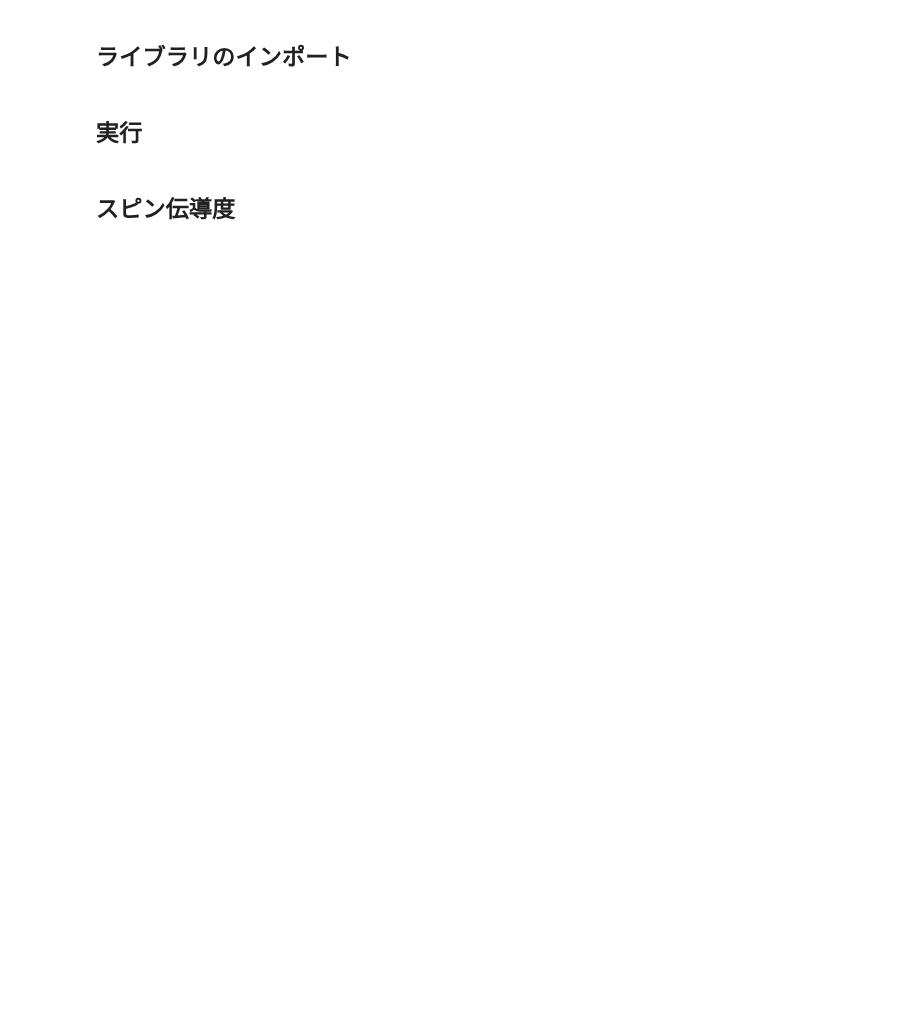
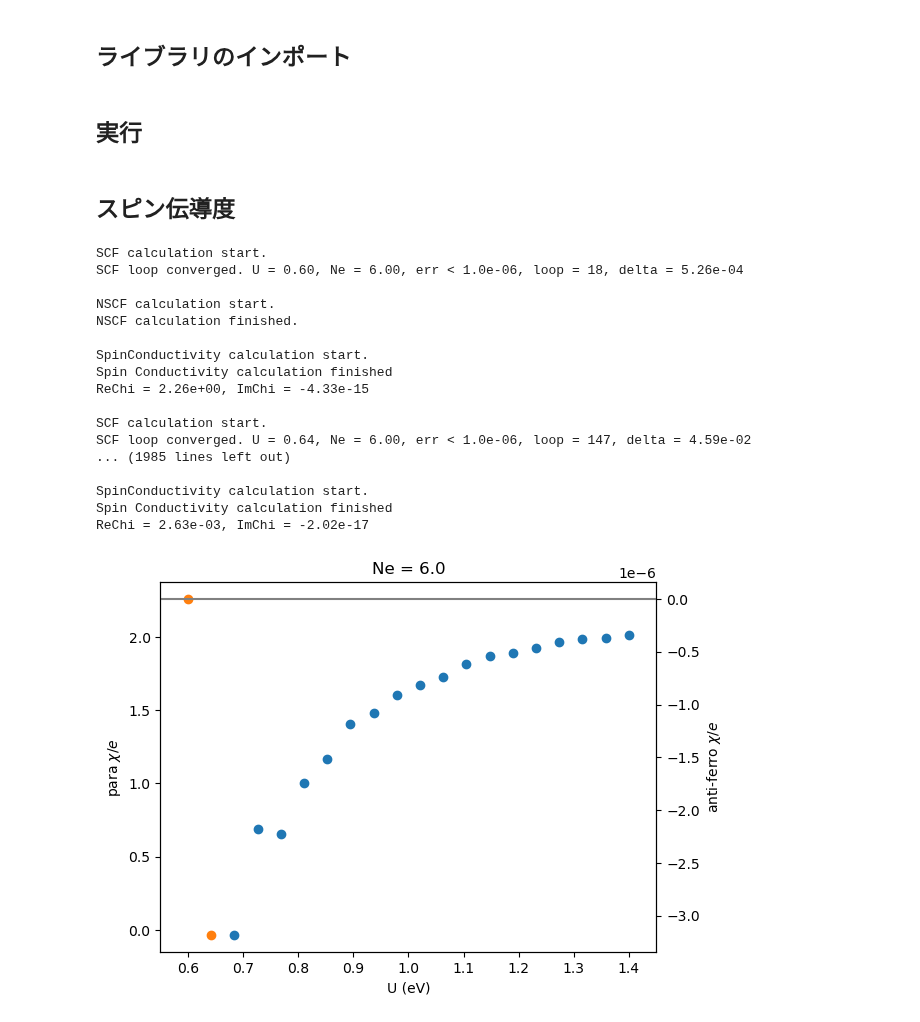
Before and after one commit to xiang-gong3944/----, a Jupyter notebook: 2024_09_25_AlterMagnet1/kappaET2_band_py.ipynb, the cells around one changed output. Saved outputs shown, nothing was run; the diff lists cells and outputs as text; code cells hidden in the pictures; blank space fills up the shorter version.

```diff
--- a/2024_09_25_AlterMagnet1/kappaET2_band_py.ipynb
+++ b/2024_09_25_AlterMagnet1/kappaET2_band_py.ipynb
@@ -458,10 +457,3 @@ import matplotlib.pyplot as plt
 import scipy
 # %% [markdown]
 ## 実行
-# %%
-model = fs.KappaET2X(U=0.9, Ne=6.5,k_mesh=31)
-model.calc_scf()
-model.calc_nscf()
-model.calc_spinConductivity("x","y")
-# model.calc_spinConductivity("y","x")
-model.plot_band()
@@ -471,8 +460,47 @@ print(model.delta)
-# %%
-model = fs.KappaET2X(U=0.9, Ne=6.5,k_mesh=231)
-model.ef = 0.2935897371798211
-model.delta = 0.3722616635716876
-model.calc_nscf()
-model.calc_spinConductivity("x","y")
 # %% [markdown]
 ## スピン伝導度
+# %%
+# data = []
+for Ne in np.linspace(6, 6.9, 10):
+    fig = plt.figure()
+    ax1 = fig.add_subplot(111)
+    ax1.set_xlim(0.55,1.45)
+    # plt.ylim(0.4,-0.8)
+    ax2 = ax1.twinx()
+    ax2.hlines(0, 0.55, 1.45, color="grey")
+    for U in np.linspace(0.6, 1.4,20):
+        model = fs.KappaET2X(U, Ne, 71)
+        model.calc_scf()
+        model.calc_nscf()
+
+        chi = model.calc_spinConductivity("x", "y")
+        if(model.delta < 0.05):
+            ax1.scatter(U, np.real(chi), color="tab:orange")
+        else:
+            ax2.scatter(U, np.real(chi), color="tab:blue")
+        # data.append([U, Ne, model.delta, np.real(chi)])
+    ax1.set_title("Ne = {:.1f}".format(Ne))
+    ax1.set_xlabel("U (eV)")
+    ax1.set_ylabel("para $\chi /e$")
+    ax2.set_ylabel("anti-ferro $\chi /e$")
+    plt.savefig("./output/chi/Ne{:d}.png".format(int(Ne*10)))
+    # plt.show()
+# %% [output]
+SCF calculation start.
+SCF loop converged. U = 0.60, Ne = 6.00, err < 1.0e-06, loop = 18, delta = 5.26e-04
+
+NSCF calculation start.
+NSCF calculation finished.
+
+SpinConductivity calculation start.
+Spin Conductivity calculation finished
+ReChi = 2.26e+00, ImChi = -4.33e-15
+
+SCF calculation start.
+SCF loop converged. U = 0.64, Ne = 6.00, err < 1.0e-06, loop = 147, delta = 4.59e-02
+... (1985 lines left out)
+
+SpinConductivity calculation start.
+Spin Conductivity calculation finished
+ReChi = 2.63e-03, ImChi = -2.02e-17
+[figure, added]
```
Also changed, not shown: parts of 20 cells of this notebook, 23 other files.
